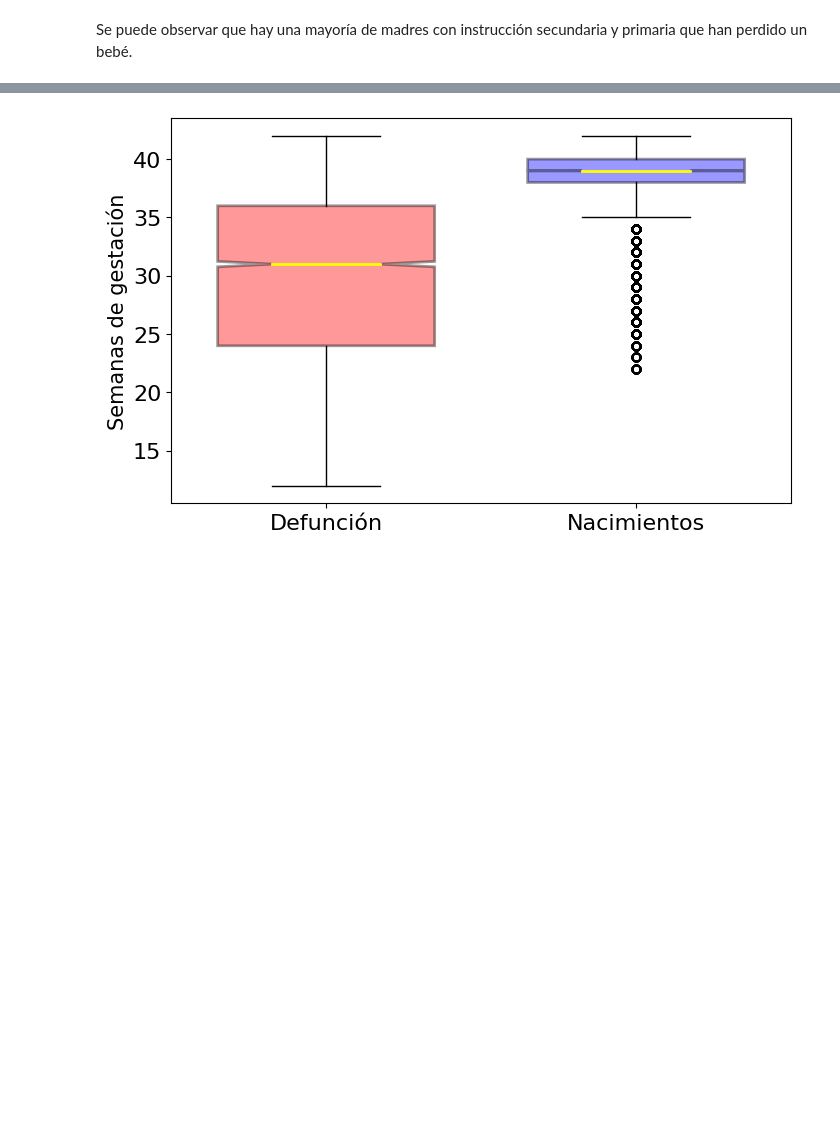
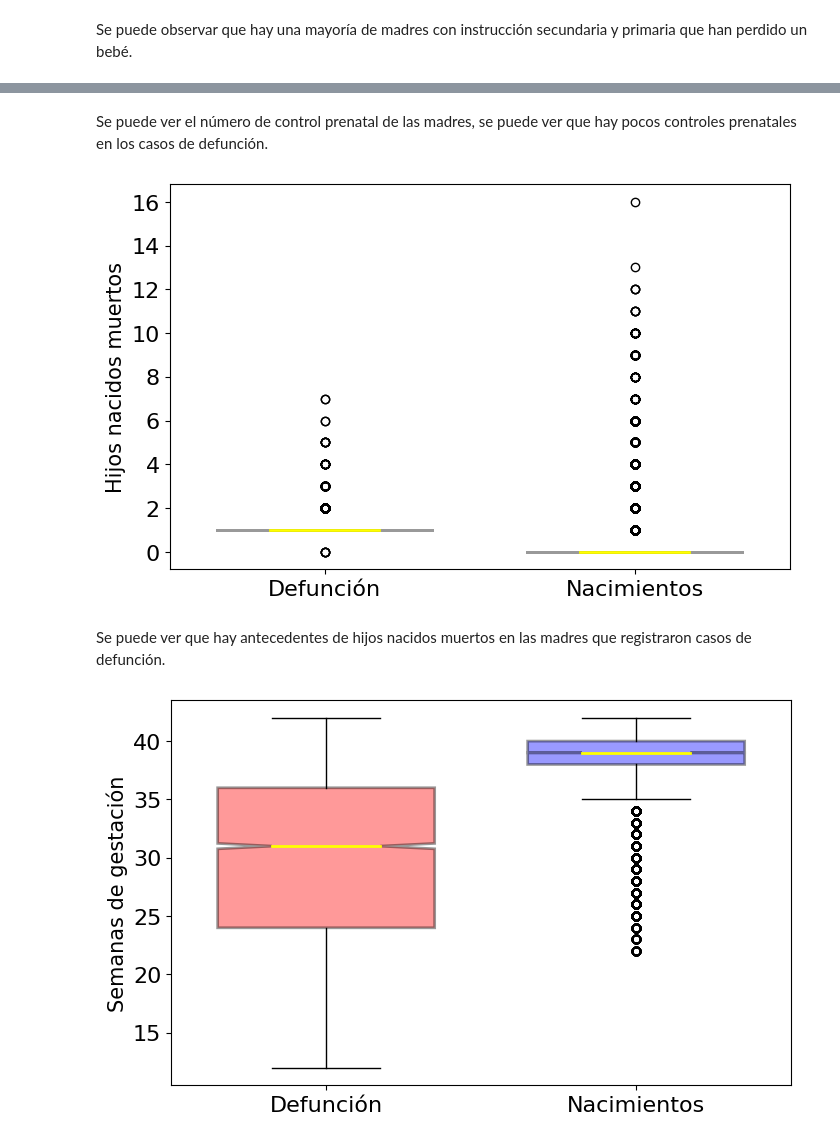
Before and after one commit to SAULIZA/Proyecto, a Jupyter notebook: Proyecto_defuncion_nacimiento.ipynb, the cells around one changed output, grey strips where cells are left out. Cells and saved outputs as stored; diff of their text form; code cells hidden in the pictures; blank space fills up the shorter version.

```diff
--- a/Proyecto_defuncion_nacimiento.ipynb
+++ b/Proyecto_defuncion_nacimiento.ipynb
@@ -1223,3 +1289,26 @@ df.head()
+# %% [markdown]
+Se puede ver el número de control prenatal de las madres, se puede ver que hay pocos controles prenatales en los casos de defunción.
+# %%
+fig, axes = plt.subplots(nrows = 1, ncols = 1, figsize = (8,5))
+boxplots = axes.boxplot([dfDefunc["hij_nacm"],dfNac["hij_nacm"]],
+           notch = True,
+           labels=['Defunción', 'Nacimientos'],
+           widths = .7,
+           patch_artist=True,
+           medianprops = dict(linestyle='-', linewidth=2, color='Yellow'),
+           boxprops = dict(linestyle='--', linewidth=2, color='Black', facecolor = 'blue', alpha = .4)
+          );
+# The more you understand any library, the more you can do
+boxplot1 = boxplots['boxes'][0]
+boxplot1.set_facecolor('red')
+#plt.xlabel('diagnosis', fontsize = 20);
+plt.ylabel('Hijos nacidos muertos', fontsize = 15);
+plt.xticks(fontsize = 16);
+plt.yticks(fontsize = 16);
+# %% [output]
+[figure, added]
+# %% [markdown]
+Se puede ver que hay antecedentes de hijos nacidos muertos en las madres que registraron casos de defunción.
 # %%
 fig, axes = plt.subplots(nrows = 1, ncols = 1, figsize = (8,5))
 boxplots = axes.boxplot([dfDefunc["sem_gest"],dfNac["sem_gest"]],
```
Also changed, not shown: parts of 28 cells of this notebook.
